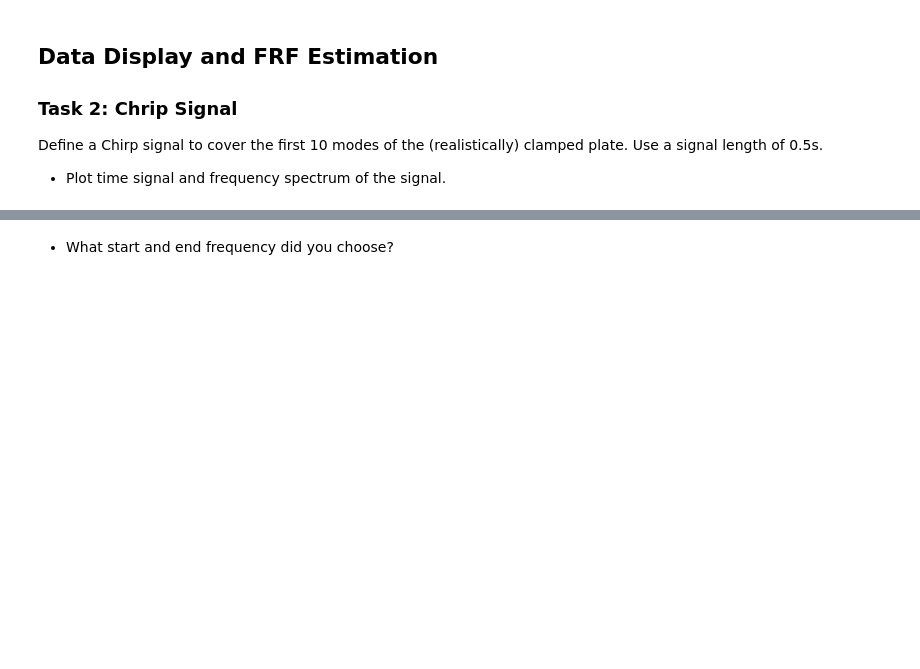
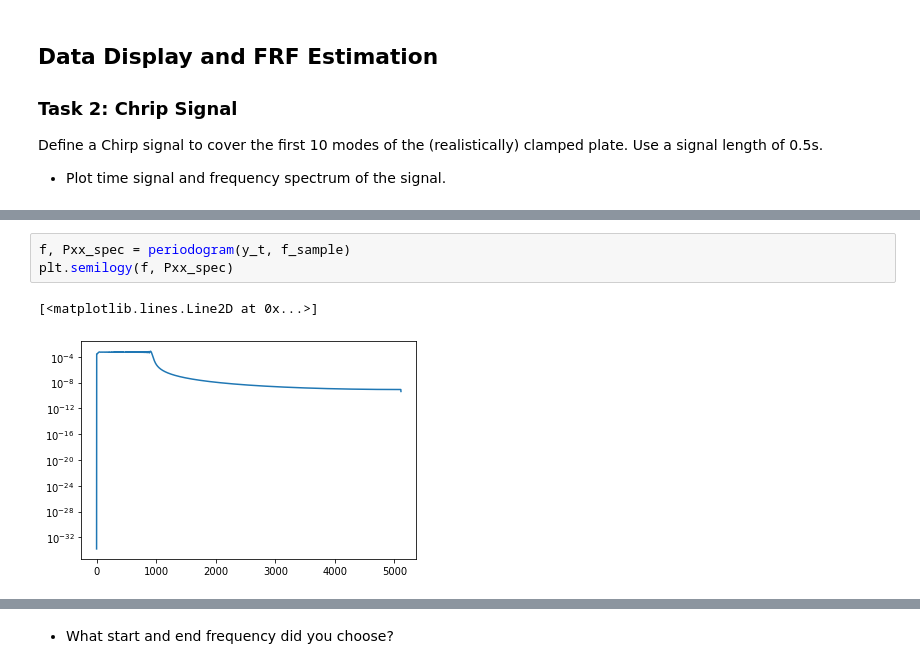
Before and after one commit to phmandl/modalanalyse, a Jupyter notebook: HW4/4_MeasurementTechniques_template.ipynb, the cells around one changed output, grey strips where cells are left out. Saved outputs shown, nothing was run; the diff lists cells and outputs as text; blank space fills up the shorter version.

```diff
--- a/HW4/4_MeasurementTechniques_template.ipynb
+++ b/HW4/4_MeasurementTechniques_template.ipynb
@@ -66,0 +225,6 @@ Define a Chirp signal to cover the first 10 modes of the (realistically) clamped
+# %%
+f, Pxx_spec = periodogram(y_t, f_sample)
+plt.semilogy(f, Pxx_spec)
+# %% [output]
+[<matplotlib.lines.Line2D at 0x...>]
+[figure, added]
```
Also changed, not shown: parts of 12 cells of this notebook.
